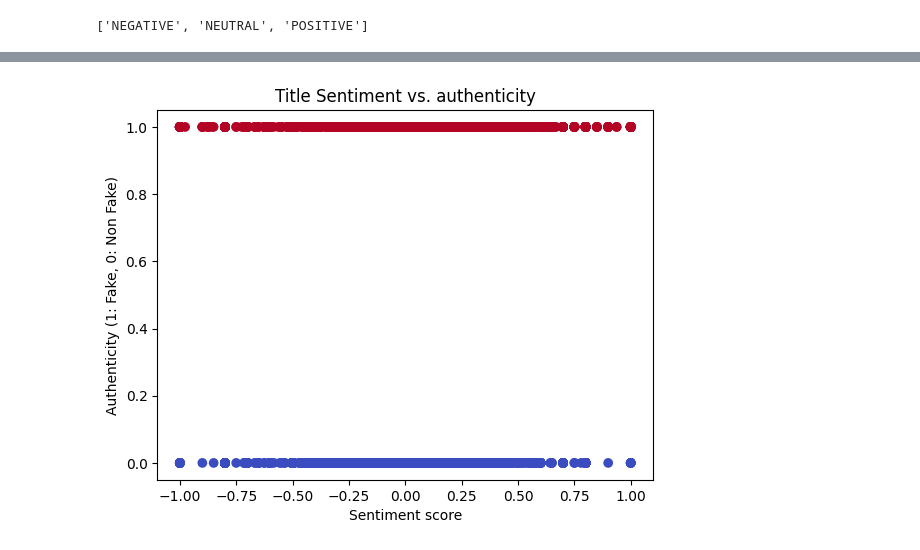
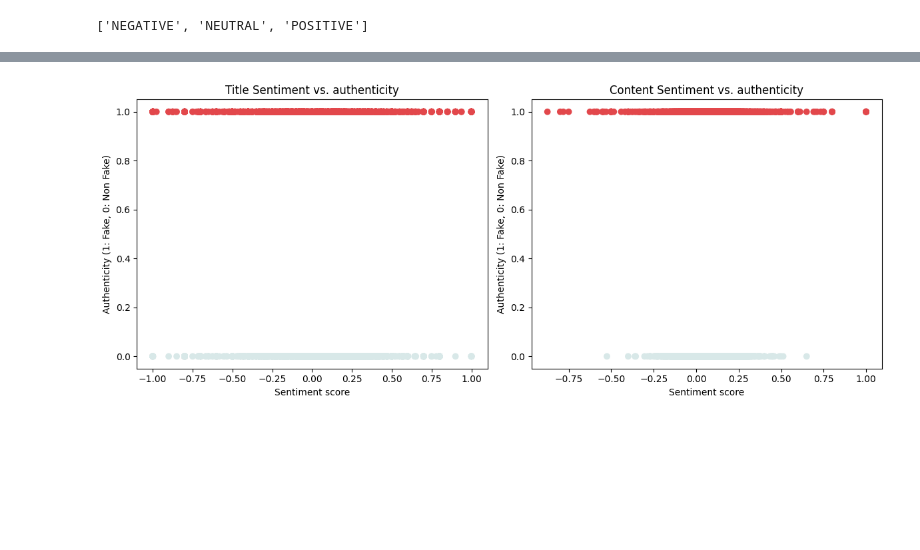
Before and after one commit to lvvittor/nlp, a Jupyter notebook: notebooks/eda.ipynb, the cells around one changed output, grey strips where cells are left out. Saved outputs shown, nothing was run; the diff lists cells and outputs as text; code cells hidden in the pictures; blank space fills up the shorter version.

Commit message:
feat: better color pallete for eda

```diff
--- a/notebooks/eda.ipynb
+++ b/notebooks/eda.ipynb
@@ -51,3 +60,6 @@ test.head()
+# %%
+colors = ["#D8E8E8", "#A8D0DA", "#406D96", "#2F3A56", "#E2474B"]
+sns.set_palette(sns.color_palette(colors))
 # %% [markdown]
 ## Pie Chart
 # %%
@@ -214,9 +220,19 @@ True     10304
 Name: count, dtype: int64
 # %%
-plt.scatter(sentiment_analysis['title_sentiment'], sentiment_analysis['label'], c=sentiment_analysis['label'], cmap='coolwarm')
+plt.figure(figsize=(12, 5))
+plt.subplot(1, 2, 1)
+plt.scatter(sentiment_analysis['title_sentiment'], sentiment_analysis['label'], c=sentiment_analysis['label'], cmap=ListedColormap(colors))
 plt.xlabel('Sentiment score')
 plt.ylabel('Authenticity (1: Fake, 0: Non Fake)')
 plt.title('Title Sentiment vs. authenticity')
+
+plt.subplot(1, 2, 2)
+plt.scatter(sentiment_analysis['content_sentiment'], sentiment_analysis['label'], c=sentiment_analysis['label'], cmap=ListedColormap(colors))
+plt.xlabel('Sentiment score')
+plt.ylabel('Authenticity (1: Fake, 0: Non Fake)')
+plt.title('Content Sentiment vs. authenticity')
+
+plt.tight_layout()
 plt.show()
 # %% [output]
-[figure, old version]
+[figure, new version]
```
Also changed, not shown: parts of 20 cells of this notebook, 13 other files.
